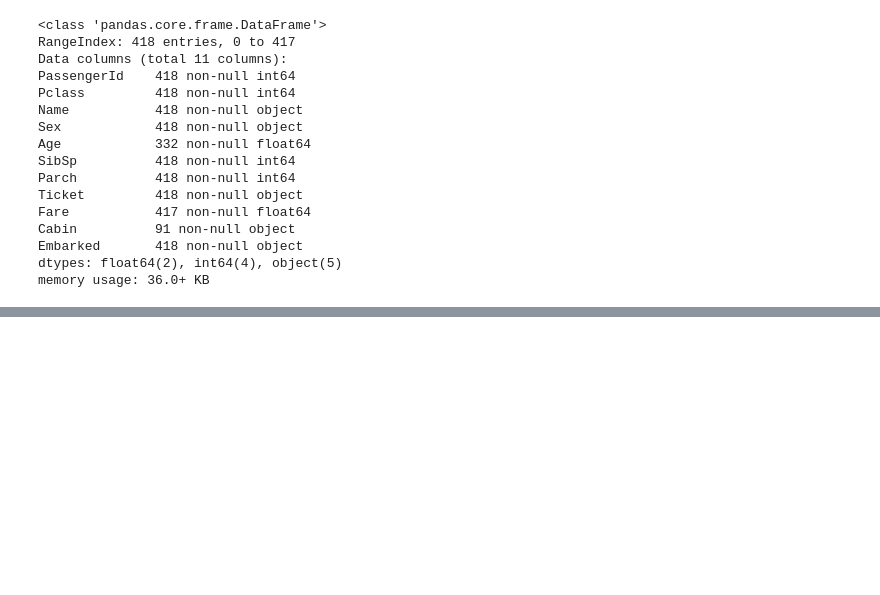
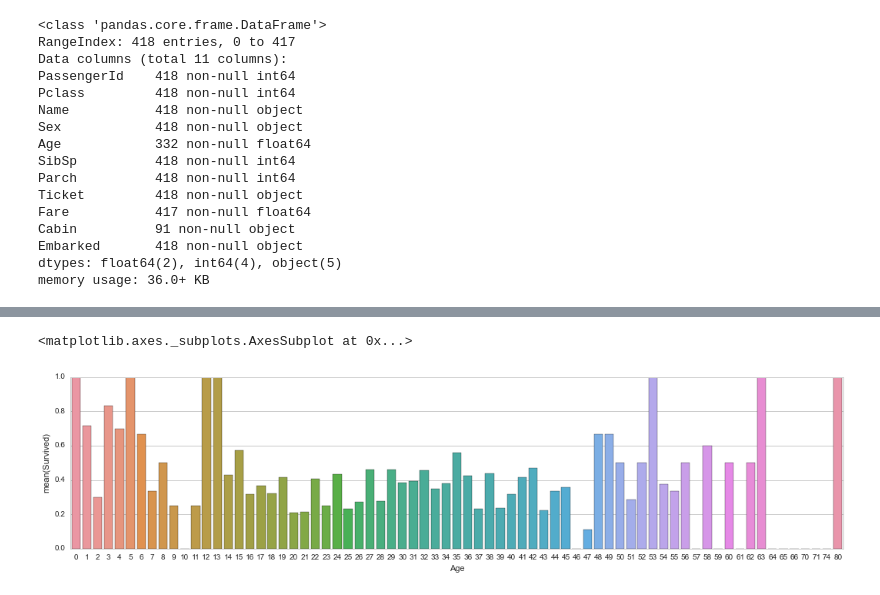
Before and after one commit to kc1194/Kaggle-Code, a Jupyter notebook: Titanic Attempt.ipynb, the cells around one changed output, grey strips where cells are left out. Saved outputs shown, nothing was run; the diff lists cells and outputs as text; code cells hidden in the pictures; blank space fills up the shorter version.

```diff
--- a/Titanic Attempt.ipynb
+++ b/Titanic Attempt.ipynb
@@ -80,0 +117,7 @@ exercise.head()
+# %%
+average_age = train_data[["Age", "Survived"]].groupby(['Age'],as_index=False).mean()
+fig, axis1 = plt.subplots(1,1,figsize=(18,4))
+sns.barplot(x='Age', y='Survived', data=average_age)
+# %% [output]
+<matplotlib.axes._subplots.AxesSubplot at 0x...>
+[figure, added]
```
Also changed, not shown: parts of 6 cells of this notebook.
